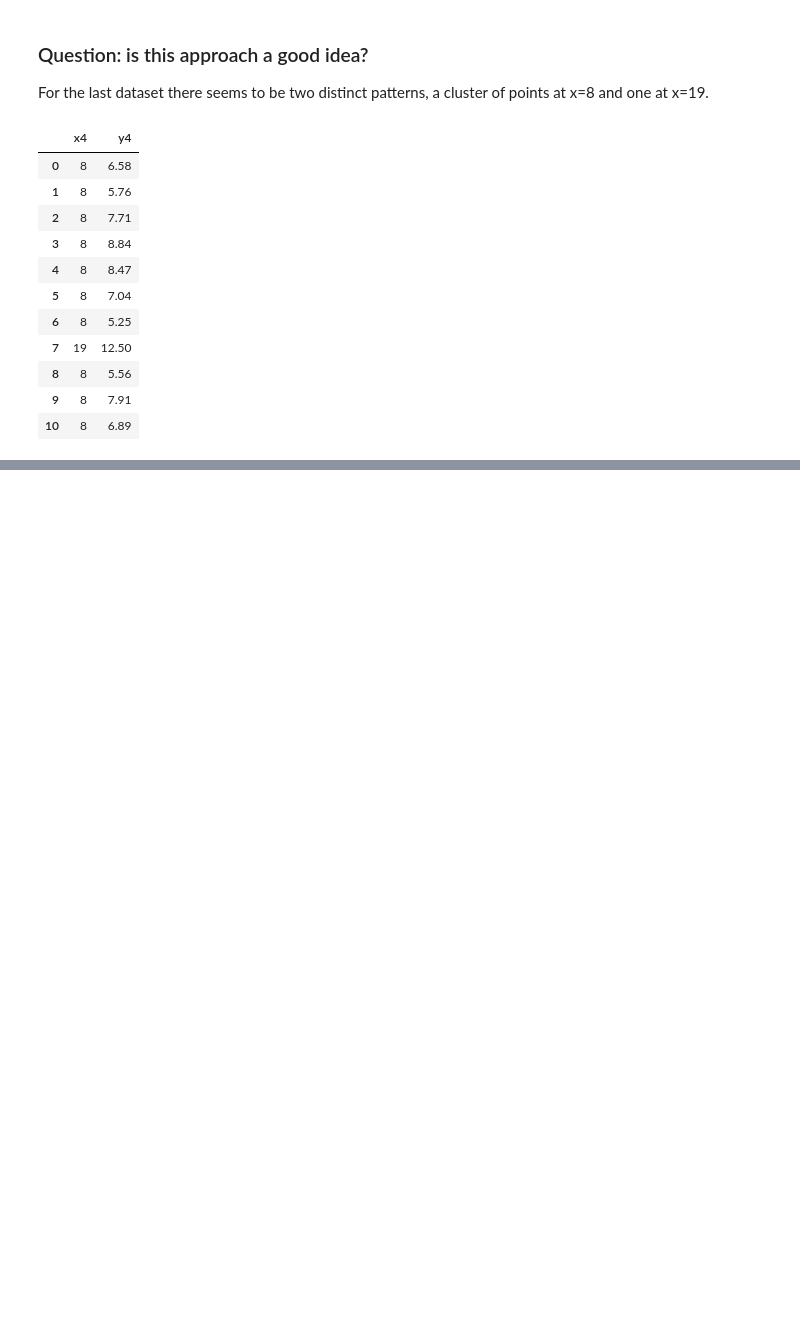
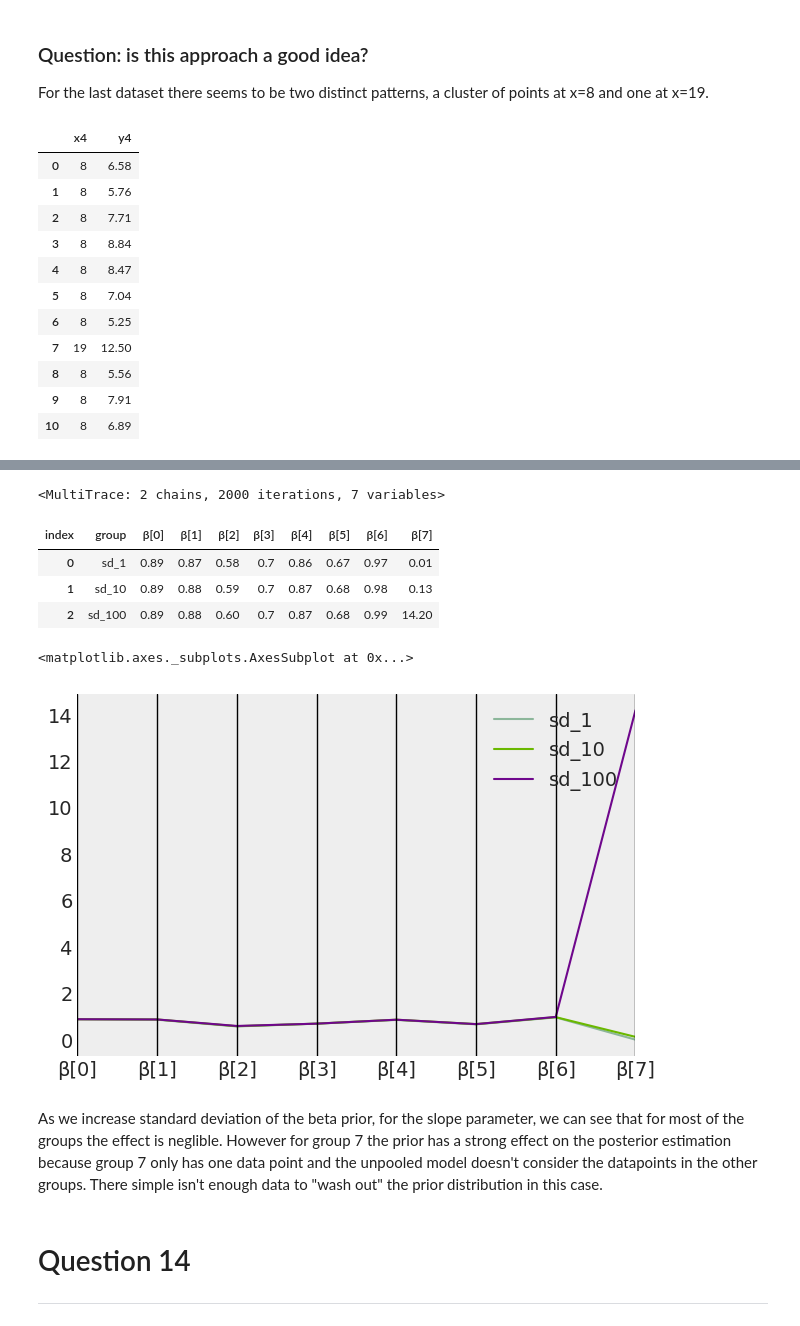
Before and after one commit to aloctavodia/BAP, a Jupyter notebook: exercises/Chapter3-Part3.ipynb, the cells around one changed output, grey strips where cells are left out. Saved outputs shown, nothing was run; the diff lists cells and outputs as text; code cells hidden in the pictures; blank space fills up the shorter version.

Commit message:
Add solutions to Ch3 Question 13

```diff
--- a/exercises/Chapter3-Part3.ipynb
+++ b/exercises/Chapter3-Part3.ipynb
@@ -112,0 +139,19 @@ ax.scatter(19*np.ones(y_19.shape), y_19)
+# %%
+sd_values = [1, 10, 100]
+all_traces = {}
+
+for sd_value in sd_values:
+    with pm.Model() as unpooled_model:
+        α_tmp = pm.Normal('α_tmp', mu=0, sd=10, shape=M)
+        β = pm.Normal('β', mu=0, sd=sd_value, shape=M)
+
+        ϵ = pm.HalfCauchy('ϵ', 5)
+        ν = pm.Exponential('ν', 1/30)
+
+        y_pred = pm.StudentT('y_pred', mu=α_tmp[idx] + β[idx] * x_centered,
+                             sd=ϵ, nu=ν, observed=y_m)
+
+        α = pm.Deterministic('α', α_tmp - β * x_m.mean())
+
+        unpooled_model_trace = pm.sample(2000)
+        all_traces[sd_value] = unpooled_model_trace
@@ -112,0 +173,37 @@ ax.scatter(19*np.ones(y_19.shape), y_19)
+# %%
+all_traces[10]
+# %% [output]
+<MultiTrace: 2 chains, 2000 iterations, 7 variables>
+# %%
+all_summaries = []
+for sd, trace in all_traces.items():
+    summary = az.summary(az.from_pymc3(trace=trace))
+    summary["group"] =  f"sd_{sd}"
+    summary.reset_index(inplace=True)
+    #summary. = summary.index +
+    all_summaries.append(summary)
+
+summaries_df = pd.concat(all_summaries)
+# %%
+beta = summaries_df[summaries_df["index"].str.contains("β")]
+beta = beta[["group", "mean","index"]]
+# %%
+beta_p = beta.pivot(index="group", columns="index")
+beta_p.columns = beta_p.columns.droplevel(0)
+beta_p.reset_index(inplace=True)
+beta_p
+# %% [output]
+| index | group | β[0] | β[1] | β[2] | β[3] | β[4] | β[5] | β[6] | β[7] |
+| 0 | sd_1 | 0.89 | 0.87 | 0.58 | 0.7 | 0.86 | 0.67 | 0.97 | 0.01 |
+| 1 | sd_10 | 0.89 | 0.88 | 0.59 | 0.7 | 0.87 | 0.68 | 0.98 | 0.13 |
+| 2 | sd_100 | 0.89 | 0.88 | 0.60 | 0.7 | 0.87 | 0.68 | 0.99 | 14.20 |
+# %%
+parallel_coordinates(beta_p, "group")
+# %% [output]
+<matplotlib.axes._subplots.AxesSubplot at 0x...>
+[figure, added]
+# %% [markdown]
+As we increase standard deviation of the beta prior, for the slope parameter, we can see that for most of the groups the effect is neglible. However for group 7 the prior has a strong effect on the posterior estimation because group 7 only has one data point and the unpooled model doesn't consider the datapoints in the other groups. There simple isn't enough data to "wash out" the prior distribution in this case.
+# %% [markdown]
+# Question 14
+***
```
Also changed, not shown: parts of 12 cells of this notebook.
